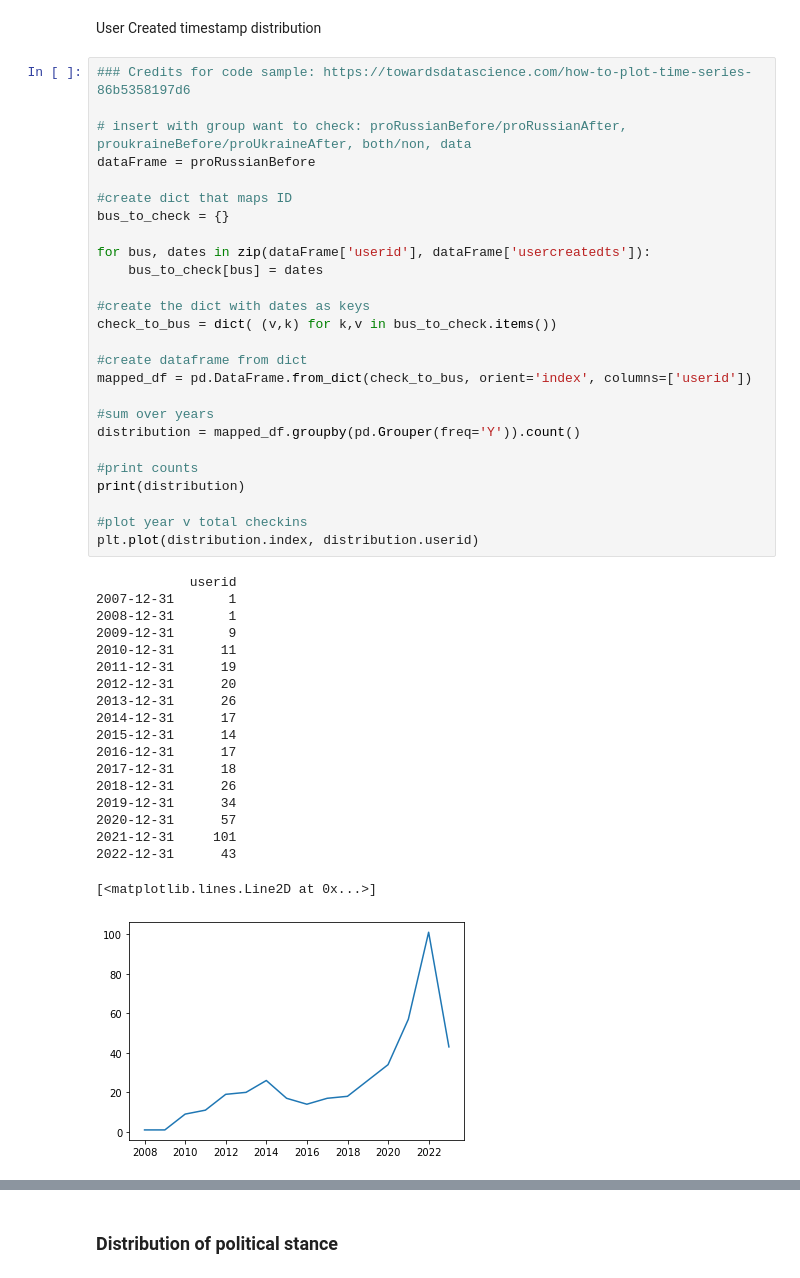
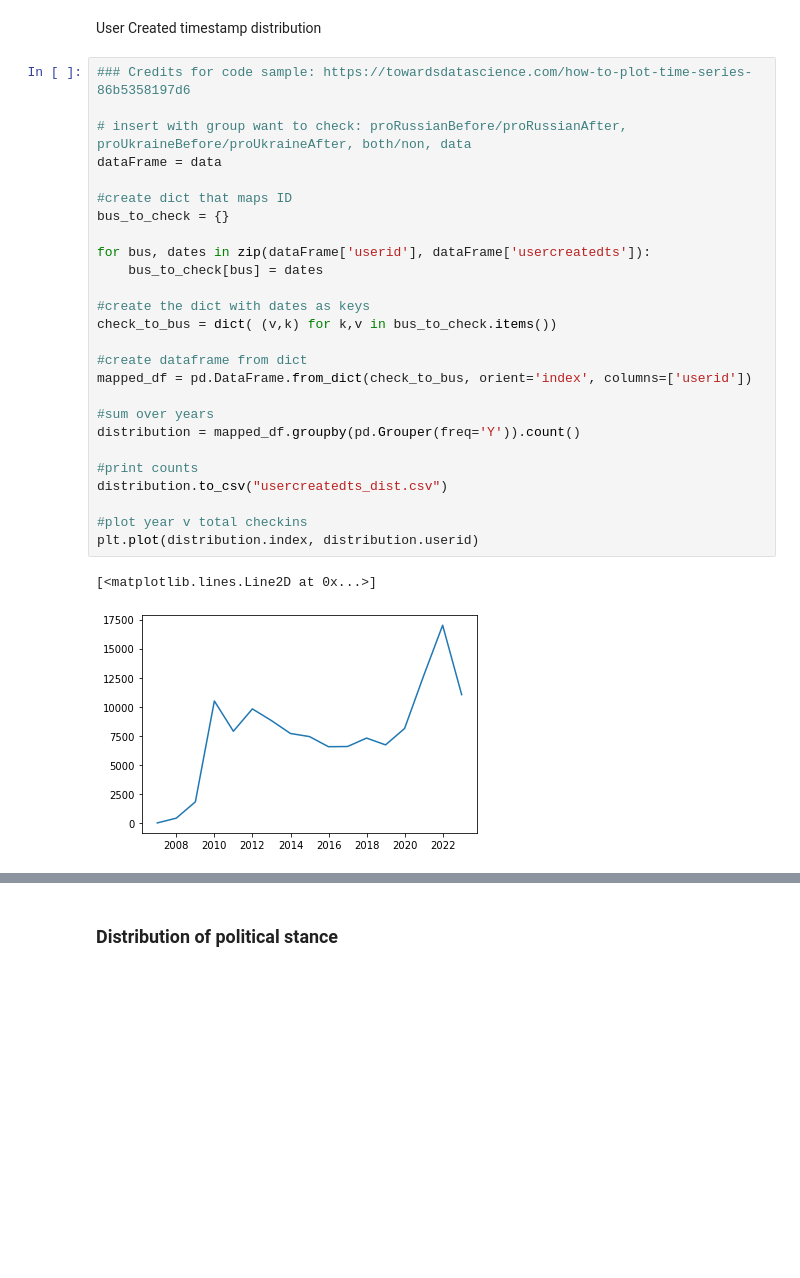
Before and after one commit to Yvonne27Jin/BSDS3002GP_Computational_propaganda_Ukraine, a Jupyter notebook: code/2_SEDA.ipynb, the cells around one changed output, grey strips where cells are left out. Drawn from its saved outputs; the diff is of its cells as text; blank space fills up the shorter version.

Commit message:
Added tweet created time distributions

```diff
--- a/code/2_SEDA.ipynb
+++ b/code/2_SEDA.ipynb
@@ -253,46 +253,29 @@ User Created timestamp distribution
 # %%
 ### Credits for code sample: https://towardsdatascience.com/how-to-plot-time-series-86b5358197d6
 
-# insert with group want to check: proRussianBefore/proRussianAfter, proukraineBefore/proUkraineAfter, both/non, data
-dataFrame = proRussianBefore
+# insert with group want to check: proRussianBefore/proRussianAfter, proUkraineBefore/proUkraineAfter, both/non, data
+dataFrame = data
 
 #create dict that maps ID
 bus_to_check = {}
 
 for bus, dates in zip(dataFrame['userid'], dataFrame['usercreatedts']):
     bus_to_check[bus] = dates
 
 #create the dict with dates as keys
 check_to_bus = dict( (v,k) for k,v in bus_to_check.items())
 
 #create dataframe from dict
 mapped_df = pd.DataFrame.from_dict(check_to_bus, orient='index', columns=['userid'])
 
 #sum over years
 distribution = mapped_df.groupby(pd.Grouper(freq='Y')).count()
 
 #print counts
-print(distribution)
+distribution.to_csv("usercreatedts_dist.csv")
 
 #plot year v total checkins
 plt.plot(distribution.index, distribution.userid)
 # %% [output]
-            userid
-2007-12-31       1
-2008-12-31       1
-2009-12-31       9
-2010-12-31      11
-2011-12-31      19
-2012-12-31      20
-2013-12-31      26
-2014-12-31      17
-2015-12-31      14
-2016-12-31      17
-2017-12-31      18
-2018-12-31      26
-2019-12-31      34
-2020-12-31      57
-2021-12-31     101
-2022-12-31      43
+[<matplotlib.lines.Line2D at 0x...>]
-[<matplotlib.lines.Line2D at 0x...>]
-[figure, old version]
+[figure, new version]
```
Also changed, not shown: parts of 5 cells of this notebook, 11 other files.
